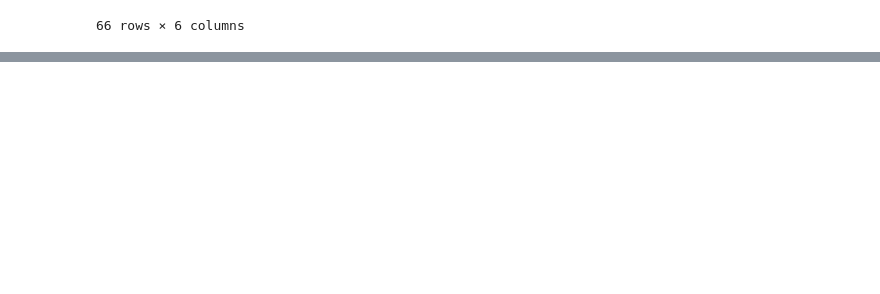
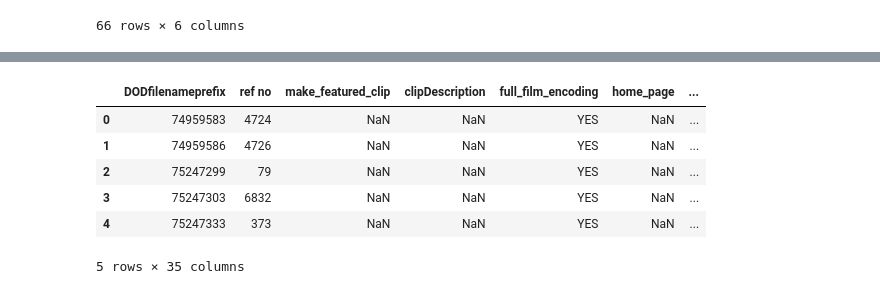
Before and after one commit to kingsdigitallab/issa, a Jupyter notebook: workshops/ws1/batch_analysis.ipynb, the cells around one changed output, grey strips where cells are left out. Drawn from its saved outputs; the diff is of its cells as text; code cells hidden in the pictures; blank space fills up the shorter version.

```diff
--- a/workshops/ws1/batch_analysis.ipynb
+++ b/workshops/ws1/batch_analysis.ipynb
@@ -204,0 +231,10 @@ df_samples_narrow
+# %%
+df[df['title']].head()
+# %% [output]
+|  | DODfilenameprefix | ref no | make_featured_clip | clipDescription | full_film_encoding | home_page | ... |
+| 0 | 74959583 | 4724 | NaN | NaN | YES | NaN | ... |
+| 1 | 74959586 | 4726 | NaN | NaN | YES | NaN | ... |
+| 2 | 75247299 | 79 | NaN | NaN | YES | NaN | ... |
+| 3 | 75247303 | 6832 | NaN | NaN | YES | NaN | ... |
+| 4 | 75247333 | 373 | NaN | NaN | YES | NaN | ... |
+5 rows × 35 columns
```
Also changed, not shown: parts of 5 cells of this notebook.
